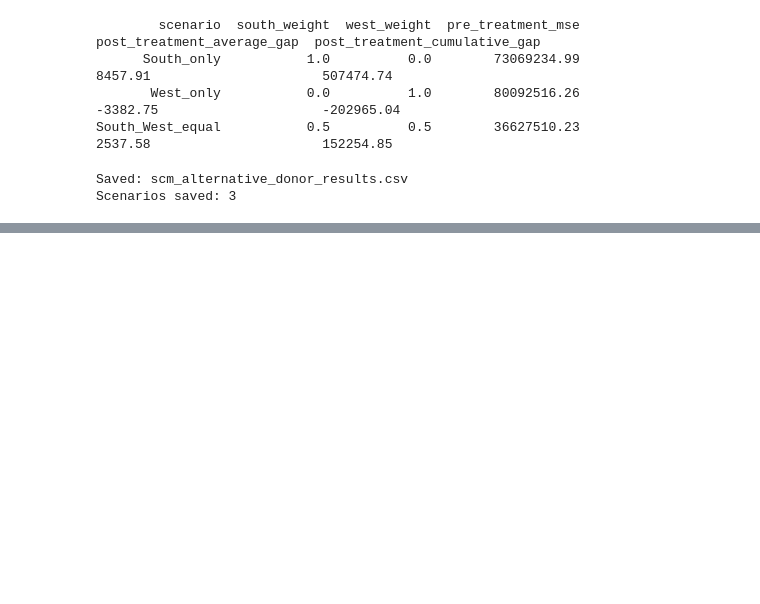
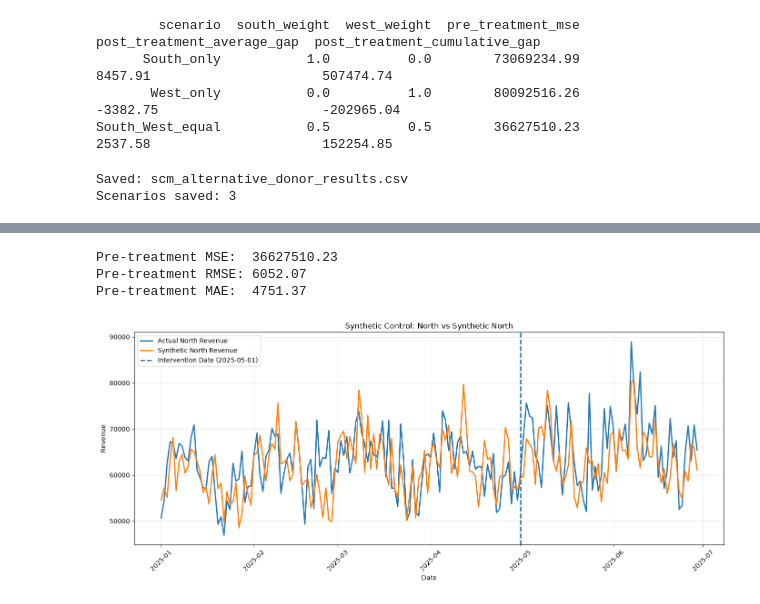
Before and after one commit to rharishwar6-hash/causal-inference-synthetic-control-pricing, a Jupyter notebook: 06_scm_robustnes.ipynb, the cells around one changed output, grey strips where cells are left out. Drawn from its saved outputs; the diff is of its cells as text; code cells hidden in the pictures; blank space fills up the shorter version.

```diff
--- a/06_scm_robustnes.ipynb
+++ b/06_scm_robustnes.ipynb
@@ -270,0 +337,59 @@ Scenarios saved: 3
+# %%
+
+# Day 4 - Pre-treatment model fit metrics
+
+actual = pre["North"].to_numpy()
+
+synthetic = (
+    south_weight * pre["South"].to_numpy()
+    + west_weight * pre["West"].to_numpy()
+)
+
+errors = actual - synthetic
+
+mse = np.mean(errors ** 2)
+rmse = np.sqrt(mse)
+mae = np.mean(np.abs(errors))
+
+print(f"Pre-treatment MSE:  {mse:.2f}")
+print(f"Pre-treatment RMSE: {rmse:.2f}")
+print(f"Pre-treatment MAE:  {mae:.2f}")
+# %% [output]
+Pre-treatment MSE:  36627510.23
+Pre-treatment RMSE: 6052.07
+Pre-treatment MAE:  4751.37
+# %%
+
+# Day 4 - Full-period Synthetic Control visualization
+
+plt.figure(figsize=(14, 6))
+
+plt.plot(
+    df["date"], df["North"],
+    label="Actual North Revenue",
+    linewidth=2
+)
+
+plt.plot(
+    df["date"], df["synthetic_north"],
+    label="Synthetic North Revenue",
+    linewidth=2
+)
+
+plt.axvline(
+    intervention_date,
+    linestyle="--",
+    linewidth=2,
+    label="Intervention Date (2025-05-01)"
+)
+
+plt.title("Synthetic Control: North vs Synthetic North")
+plt.xlabel("Date")
+plt.ylabel("Revenue")
+plt.legend()
+plt.grid(True, alpha=0.3)
+plt.xticks(rotation=45)
+plt.tight_layout()
+plt.show()
+# %% [output]
+[figure, added]
```
Also changed, not shown: parts of 3 cells of this notebook.
